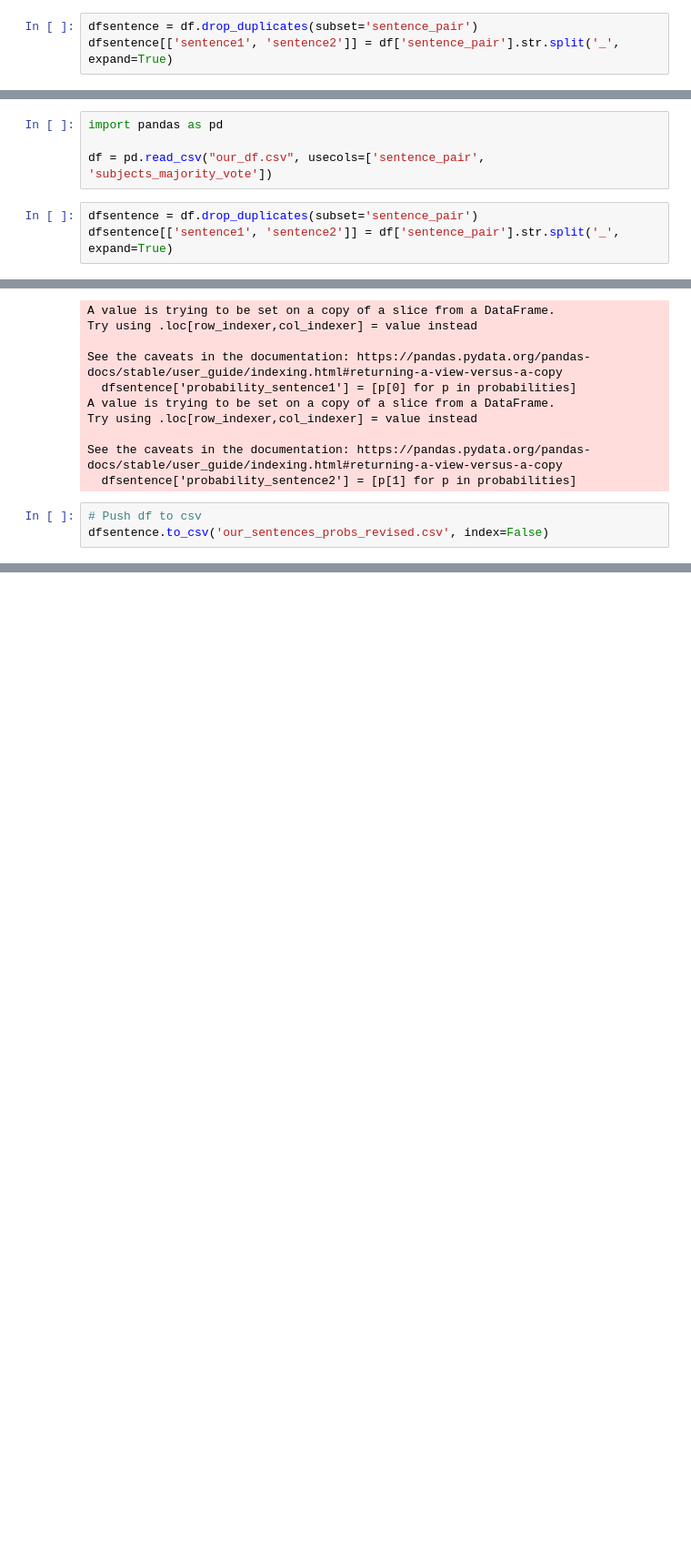
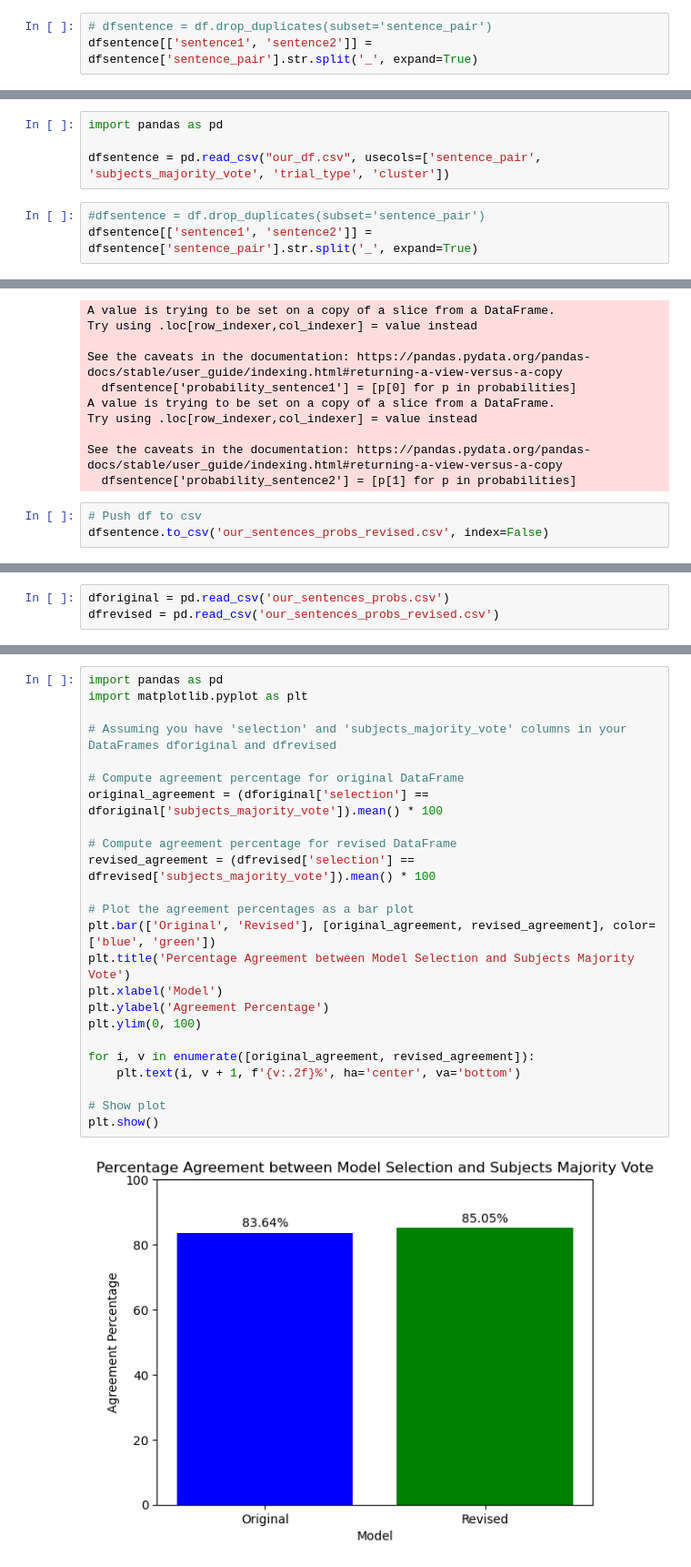
Before and after one commit to LpZamora/contstimlang, a Jupyter notebook: our_code_probability_calc.ipynb, the cells around one changed output, grey strips where cells are left out. Shown at 91% size. Cells and saved outputs as stored; diff of their text form; blank space fills up the shorter version.

Commit message:
changed code to obtian bar plot

```diff
--- a/our_code_probability_calc.ipynb
+++ b/our_code_probability_calc.ipynb
@@ -86,3 +89,3 @@ df = pd.read_csv("our_df.csv", usecols=['sentence_pair', 'subjects_majority_vote
 # %%
-dfsentence = df.drop_duplicates(subset='sentence_pair')
-dfsentence[['sentence1', 'sentence2']] = df['sentence_pair'].str.split('_', expand=True)
+# dfsentence = df.drop_duplicates(subset='sentence_pair')
+dfsentence[['sentence1', 'sentence2']] = dfsentence['sentence_pair'].str.split('_', expand=True)
@@ -182,10 +182,10 @@ gpt.gpt2_sent_prob(sentence)
 # %%
 import pandas as pd
 
-df = pd.read_csv("our_df.csv", usecols=['sentence_pair', 'subjects_majority_vote'])
+dfsentence = pd.read_csv("our_df.csv", usecols=['sentence_pair', 'subjects_majority_vote', 'trial_type', 'cluster'])
 # %%
-dfsentence = df.drop_duplicates(subset='sentence_pair')
-dfsentence[['sentence1', 'sentence2']] = df['sentence_pair'].str.split('_', expand=True)
+#dfsentence = df.drop_duplicates(subset='sentence_pair')
+dfsentence[['sentence1', 'sentence2']] = dfsentence['sentence_pair'].str.split('_', expand=True)
 # %% [output]
 A value is trying to be set on a copy of a slice from a DataFrame.
 Try using .loc[row_indexer,col_indexer] = value instead
@@ -224,0 +229,3 @@ dfsentence.to_csv('our_sentences_probs_revised.csv', index=False)
+# %%
+dforiginal = pd.read_csv('our_sentences_probs.csv')
+dfrevised = pd.read_csv('our_sentences_probs_revised.csv')
@@ -224,0 +270,26 @@ dfsentence.to_csv('our_sentences_probs_revised.csv', index=False)
+# %%
+import pandas as pd
+import matplotlib.pyplot as plt
+
+# Assuming you have 'selection' and 'subjects_majority_vote' columns in your DataFrames dforiginal and dfrevised
+
+# Compute agreement percentage for original DataFrame
+original_agreement = (dforiginal['selection'] == dforiginal['subjects_majority_vote']).mean() * 100
+
+# Compute agreement percentage for revised DataFrame
+revised_agreement = (dfrevised['selection'] == dfrevised['subjects_majority_vote']).mean() * 100
+
+# Plot the agreement percentages as a bar plot
+plt.bar(['Original', 'Revised'], [original_agreement, revised_agreement], color=['blue', 'green'])
+plt.title('Percentage Agreement between Model Selection and Subjects Majority Vote')
+plt.xlabel('Model')
+plt.ylabel('Agreement Percentage')
+plt.ylim(0, 100)
+
+for i, v in enumerate([original_agreement, revised_agreement]):
+    plt.text(i, v + 1, f'{v:.2f}%', ha='center', va='bottom')
+
+# Show plot
+plt.show()
+# %% [output]
+[figure, added]
```
Also changed, not shown: parts of 11 cells of this notebook, 2 other files.
